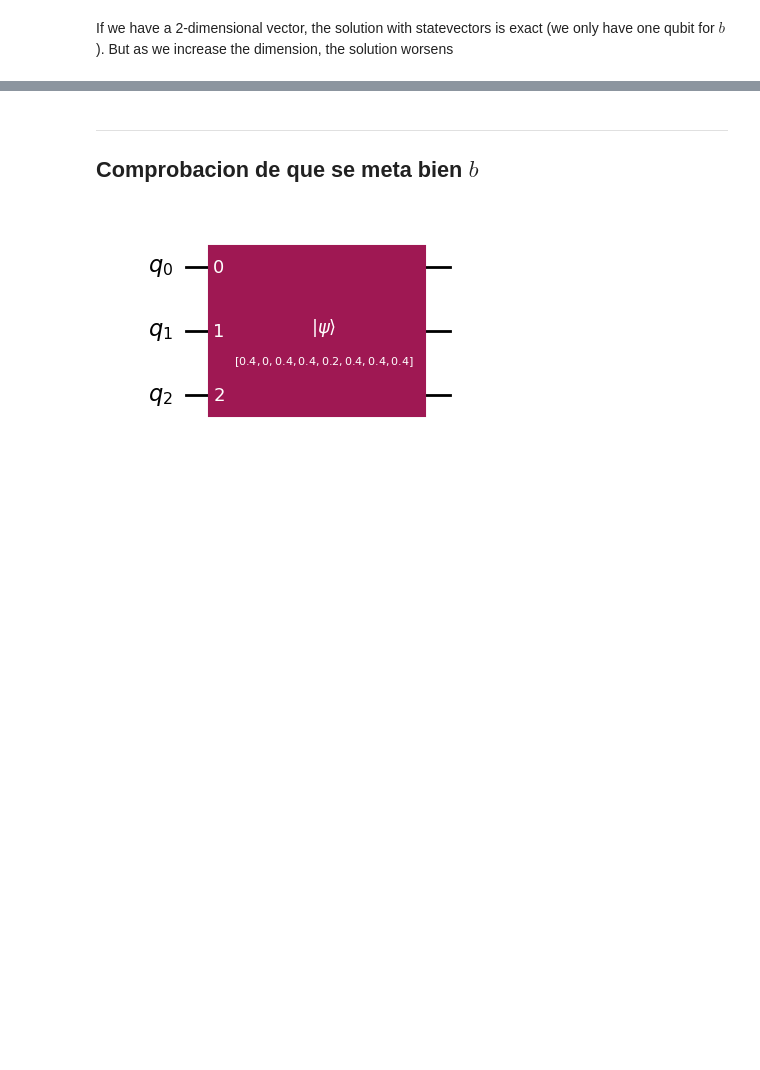
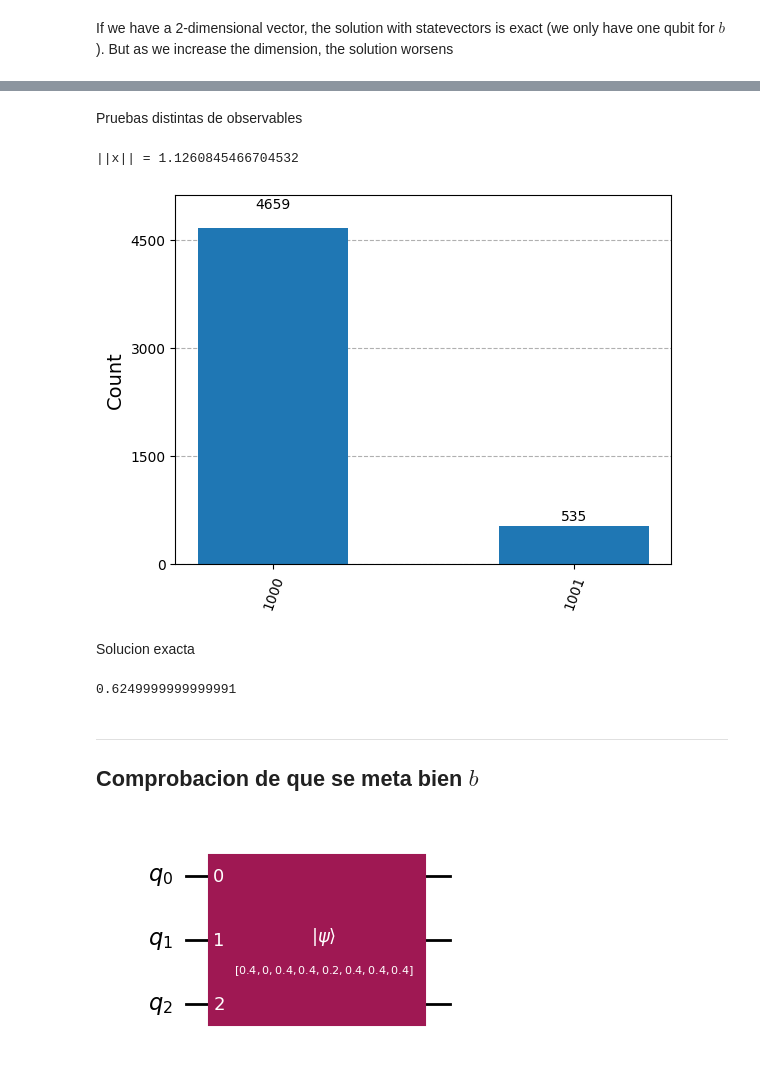
Before and after one commit to Nicofero/CITMAGA, a Jupyter notebook: Pruebas_Qiskit.ipynb, the cells around one changed output, grey strips where cells are left out. Drawn from its saved outputs; the diff is of its cells as text; code cells hidden in the pictures; blank space fills up the shorter version.

```diff
--- a/Pruebas_Qiskit.ipynb
+++ b/Pruebas_Qiskit.ipynb
@@ -368,3 +438,52 @@ Probability of 1: 0.46875
+# %% [markdown]
+Pruebas distintas de observables
+# %%
+from qiskit_aer.primitives import SamplerV2
+
+sim = AerSimulator()
+hhl_meas = hhl
+hhl_meas.measure_all()
+
+hhl_meas = transpile(hhl,sim)
+
+sampler = SamplerV2()
+shots = 8192
+
+job = sampler.run([hhl_meas],shots=shots)
+job_result = job.result()
+counts=job_result[0].data.meas.get_counts()
+filtered_counts = {k: v for k, v in counts.items() if k[0] == '1'}
+total_filtered_counts = sum(filtered_counts.values())
+norm_b = np.linalg.norm(vector)
+
+P1 = total_filtered_counts/shots
+eigs = np.linalg.eigvals(matrix)
+nl = hhl.qregs[1].size
+C = get_delta(nl,min(eigs),max(eigs))*2**nl
+c = 1
+
+norm_x = (len(vector)*P1/(c**2*C**2))**0.5
+
+print(f'||x|| = {norm_x}')
+# %% [output]
+||x|| = 1.1260845466704532
+[figure, added]
+# %% [markdown]
+Solucion exacta
+# %%
+uno = np.array([1,0,0,0])
+aux = np.outer(uno,uno)
+I_nb = np.eye(2)
+M = np.kron(aux,I_nb)
+statevector = Statevector(hhl)
+st=np.array(statevector).real
+n = int(len(st)/2)
+st = st[n:]
+M_dg = M.conj().T
+obs = np.matmul(M_dg,M)
+np.vdot(st,obs @ st)
+# %% [output]
+0.6249999999999991
 # %% [markdown]
 -----
 ## Comprobacion de que se meta bien $b$
```
Also changed, not shown: parts of 18 cells of this notebook, 1 other file.
